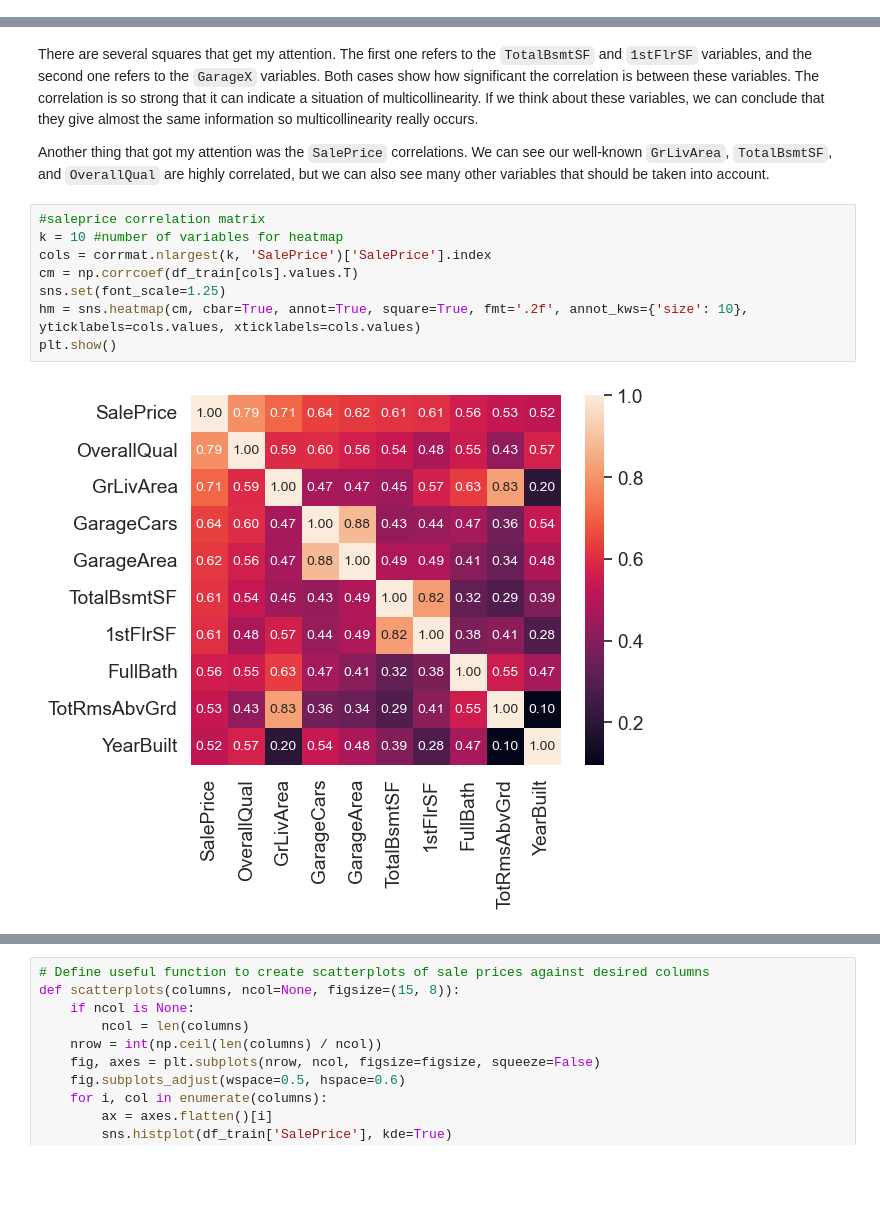
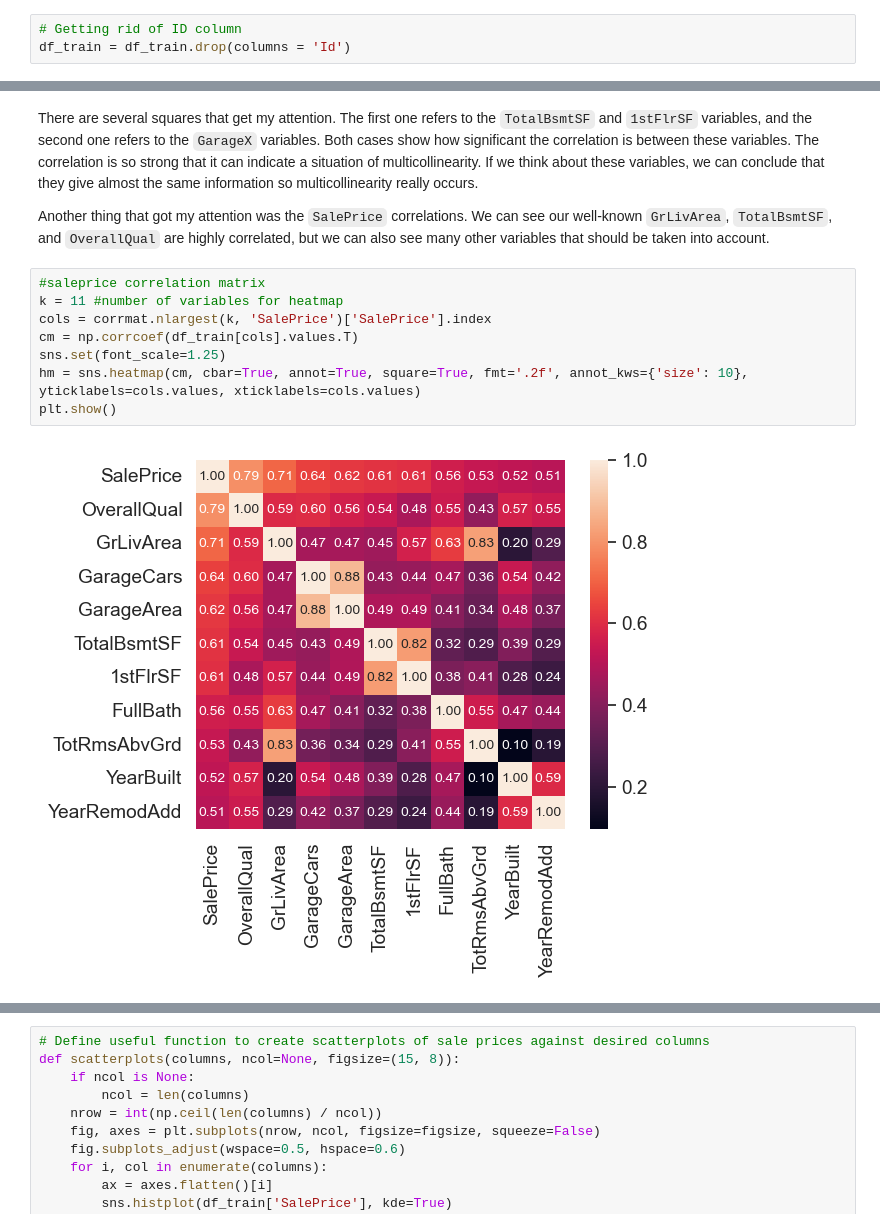
Before and after one commit to tw1107/Springboard-Capstone-House-Price, a Jupyter notebook: notebook/02_EDA.ipynb, the cells around one changed output, grey strips where cells are left out. Cells and saved outputs as stored; diff of their text form; blank space fills up the shorter version.

```diff
--- a/notebook/02_EDA.ipynb
+++ b/notebook/02_EDA.ipynb
@@ -24,6 +26,9 @@ df_train.head()
 | 3 | 4 | 70 | RL | 60.0 | 9550 | Pave | NaN | IR1 | Lvl | ... |
 | 4 | 5 | 60 | RL | 84.0 | 14260 | Pave | NaN | IR1 | Lvl | ... |
 5 rows × 81 columns
+# %%
+# Getting rid of ID column
+df_train = df_train.drop(columns = 'Id')
 # %%
 df_train.info()
 # %% [output]
@@ -86,12 +99,12 @@ There are several squares that get my attention. The first one refers to the `To
 Another thing that got my attention was the `SalePrice` correlations. We can see our well-known `GrLivArea`, `TotalBsmtSF`, and `OverallQual` are highly correlated, but we can also see many other variables that should be taken into account.
 # %%
 #saleprice correlation matrix
-k = 10 #number of variables for heatmap
+k = 11 #number of variables for heatmap
 cols = corrmat.nlargest(k, 'SalePrice')['SalePrice'].index
 cm = np.corrcoef(df_train[cols].values.T)
 sns.set(font_scale=1.25)
 hm = sns.heatmap(cm, cbar=True, annot=True, square=True, fmt='.2f', annot_kws={'size': 10}, yticklabels=cols.values, xticklabels=cols.values)
 plt.show()
 # %% [output]
-[figure, old version]
+[figure, new version]
 # %% [markdown]
```
Also changed, not shown: parts of 51 cells of this notebook.
